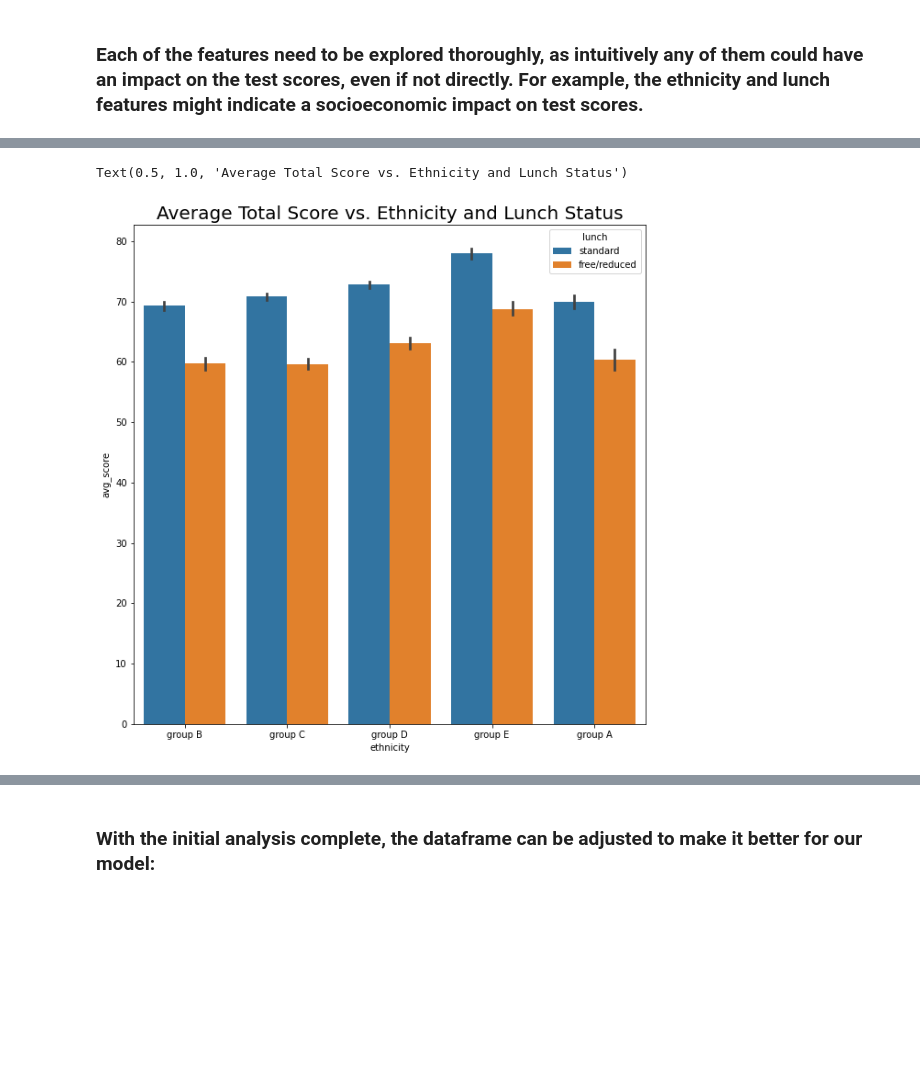
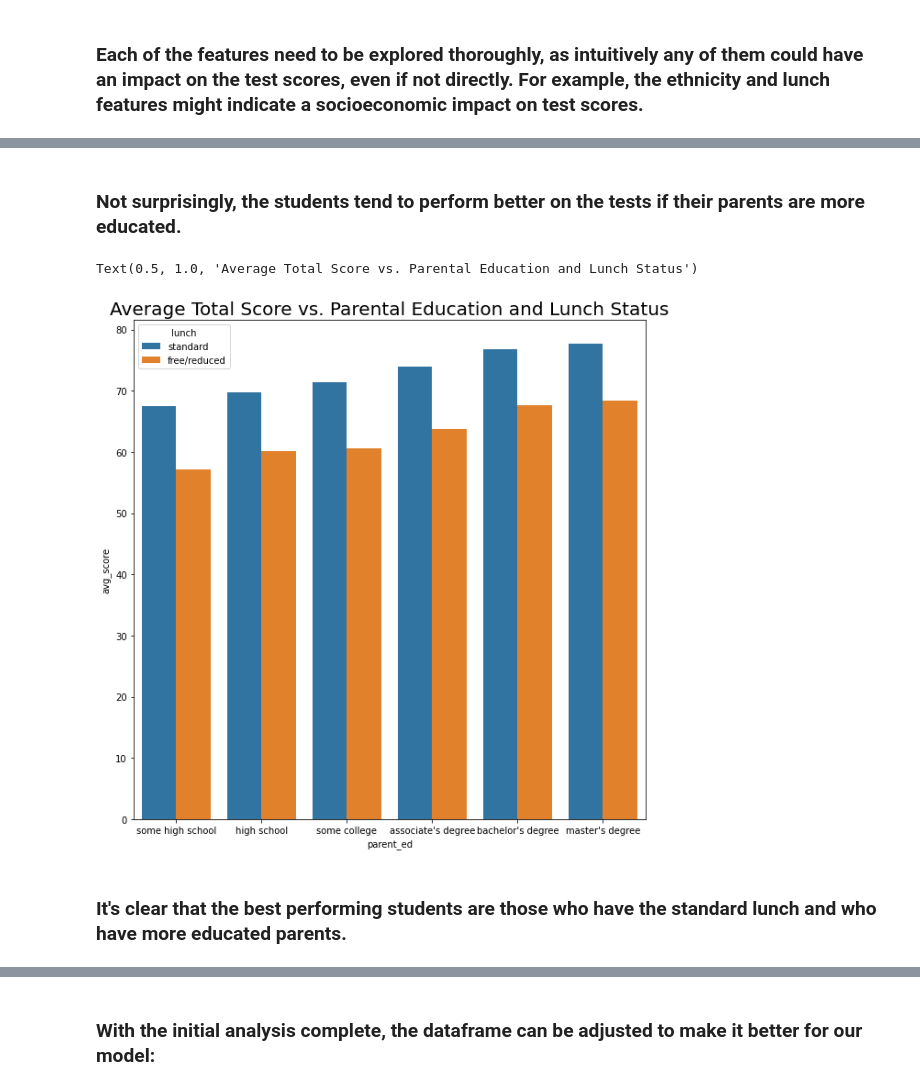
Before and after one commit to dbbabcock/data602_project_1_student_success, a Jupyter notebook: Cleaning and EDA/stu_perf_cleaning_and_eda.ipynb, the cells around one changed output, grey strips where cells are left out. Cells and saved outputs as stored; diff of their text form; code cells hidden in the pictures; blank space fills up the shorter version.

```diff
--- a/Cleaning and EDA/stu_perf_cleaning_and_eda.ipynb
+++ b/Cleaning and EDA/stu_perf_cleaning_and_eda.ipynb
@@ -183,9 +242,22 @@ Text(0.5, 1.0, 'Average Total Test Score vs. Ethnicity and Sex')
+# %% [markdown]
+<h3>Not surprisingly, the students tend to perform better on the tests if their parents are more educated.
 # %%
 fig = plt.subplots(figsize=(10,10))
-# Add gender as a hue using the sex_female dummy variable. 0 is male, 1 is female:
-sns.barplot(x ='ethnicity', y ='avg_score', data = stu_perf_df, hue='lunch')
-plt.title("Average Total Score vs. Ethnicity and Lunch Status", fontdict={'fontsize':20})
+sns.barplot(x='parent_ed',
+            y='avg_score',
+            order=['some high school',
+                   'high school',
+                   'some college',
+                   'associate\'s degree',
+                   'bachelor\'s degree',
+                   'master\'s degree'],
+            data=stu_perf_df,
+            hue='lunch',
+            ci=None)
+plt.title("Average Total Score vs. Parental Education and Lunch Status", fontdict={'fontsize':20})
 # %% [output]
-Text(0.5, 1.0, 'Average Total Score vs. Ethnicity and Lunch Status')
+Text(0.5, 1.0, 'Average Total Score vs. Parental Education and Lunch Status')
-[figure, old version]
+[figure, new version]
+# %% [markdown]
+<h3>It's clear that the best performing students are those who have the standard lunch and who have more educated parents.
 # %%
```
Also changed, not shown: parts of 13 cells of this notebook.
